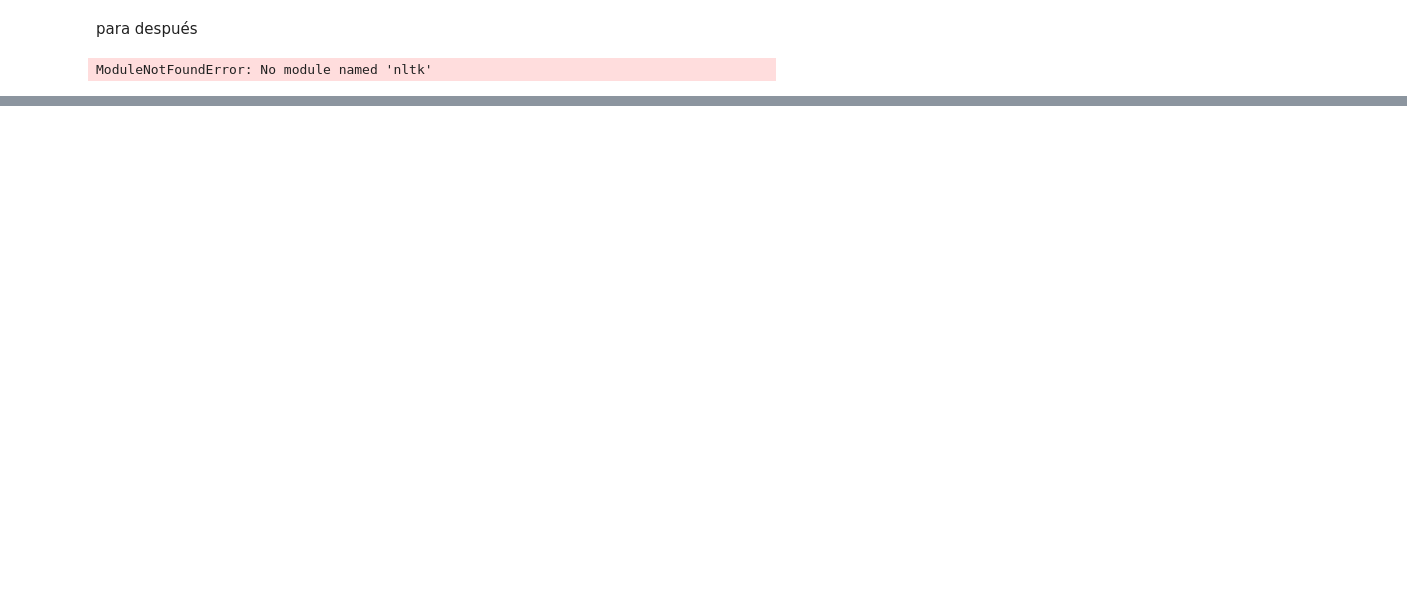
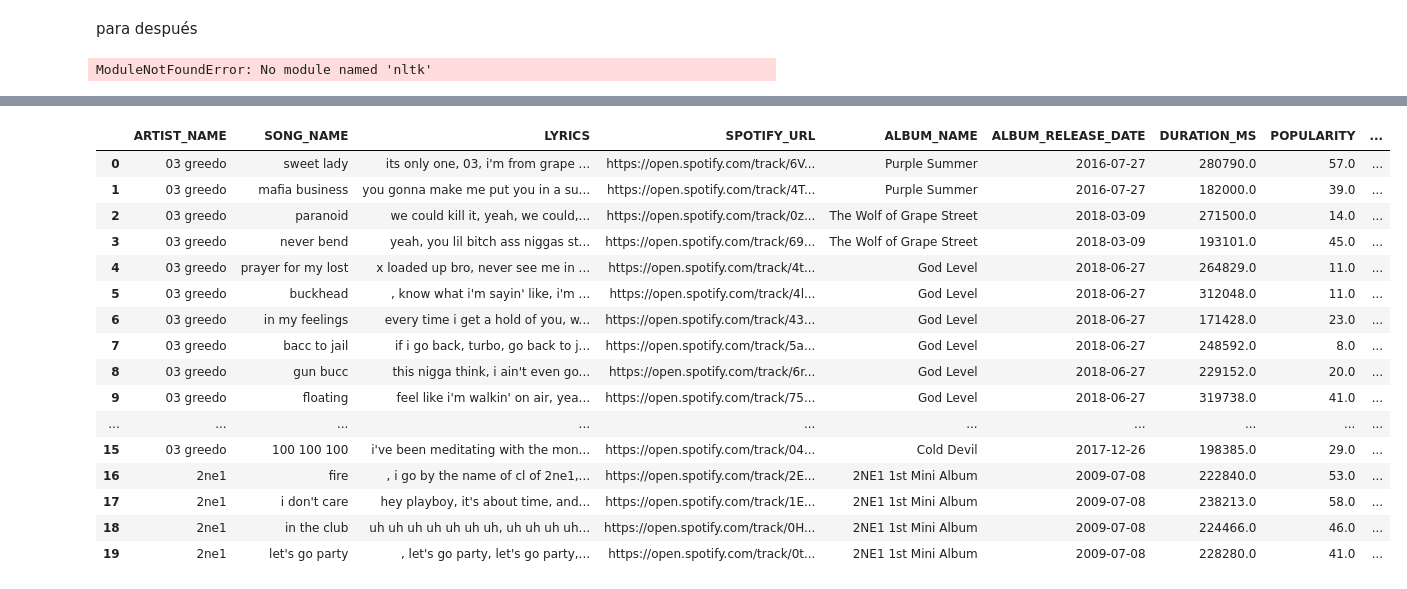
Before and after one commit to mezcolantriz/clasificador-letras, a Jupyter notebook: src/explore.ipynb, the cells around one changed output, grey strips where cells are left out. Drawn from its saved outputs; the diff is of its cells as text; code cells hidden in the pictures; blank space fills up the shorter version.

```diff
--- a/src/explore.ipynb
+++ b/src/explore.ipynb
@@ -267,0 +271,10 @@ ModuleNotFoundError: No module named 'nltk'
+# %%
+# Ruta del archivo
+file_path = r"C:\Users\solan\Downloads\clasificador-letras\data\combined_with_language.csv"
+
+# Leer el archivo CSV
+df_language = pd.read_csv(file_path)
+
+# Mostrar información básica del dataframe
+print(df_language.info())
+print(df_language.head())
@@ -267,0 +299,5 @@ ModuleNotFoundError: No module named 'nltk'
+# %%
+df_language = df_language.drop(columns=['PREVIEW_URL'])
+
+# Verificar el resultado
+print(df_language.info())
@@ -267,0 +346,20 @@ ModuleNotFoundError: No module named 'nltk'
+# %%
+df_language.head(20)
+# %% [output]
+|  | ARTIST_NAME | SONG_NAME | LYRICS | SPOTIFY_URL | ALBUM_NAME | ALBUM_RELEASE_DATE | DURATION_MS | POPULARITY | ... |
+| 0 | 03 greedo | sweet lady | its only one, 03, i'm from grape ... | https://open.spotify.com/track/6V... | Purple Summer | 2016-07-27 | 280790.0 | 57.0 | ... |
+| 1 | 03 greedo | mafia business | you gonna make me put you in a su... | https://open.spotify.com/track/4T... | Purple Summer | 2016-07-27 | 182000.0 | 39.0 | ... |
+| 2 | 03 greedo | paranoid | we could kill it, yeah, we could,... | https://open.spotify.com/track/0z... | The Wolf of Grape Street | 2018-03-09 | 271500.0 | 14.0 | ... |
+| 3 | 03 greedo | never bend | yeah, you lil bitch ass niggas st... | https://open.spotify.com/track/69... | The Wolf of Grape Street | 2018-03-09 | 193101.0 | 45.0 | ... |
+| 4 | 03 greedo | prayer for my lost | x loaded up bro, never see me in ... | https://open.spotify.com/track/4t... | God Level | 2018-06-27 | 264829.0 | 11.0 | ... |
+| 5 | 03 greedo | buckhead | , know what i'm sayin' like, i'm ... | https://open.spotify.com/track/4l... | God Level | 2018-06-27 | 312048.0 | 11.0 | ... |
+| 6 | 03 greedo | in my feelings | every time i get a hold of you, w... | https://open.spotify.com/track/43... | God Level | 2018-06-27 | 171428.0 | 23.0 | ... |
+| 7 | 03 greedo | bacc to jail | if i go back, turbo, go back to j... | https://open.spotify.com/track/5a... | God Level | 2018-06-27 | 248592.0 | 8.0 | ... |
+| 8 | 03 greedo | gun bucc | this nigga think, i ain't even go... | https://open.spotify.com/track/6r... | God Level | 2018-06-27 | 229152.0 | 20.0 | ... |
+| 9 | 03 greedo | floating | feel like i'm walkin' on air, yea... | https://open.spotify.com/track/75... | God Level | 2018-06-27 | 319738.0 | 41.0 | ... |
+| ... | ... | ... | ... | ... | ... | ... | ... | ... | ... |
+| 15 | 03 greedo | 100 100 100 | i've been meditating with the mon... | https://open.spotify.com/track/04... | Cold Devil | 2017-12-26 | 198385.0 | 29.0 | ... |
+| 16 | 2ne1 | fire | , i go by the name of cl of 2ne1,... | https://open.spotify.com/track/2E... | 2NE1 1st Mini Album | 2009-07-08 | 222840.0 | 53.0 | ... |
+| 17 | 2ne1 | i don't care | hey playboy, it's about time, and... | https://open.spotify.com/track/1E... | 2NE1 1st Mini Album | 2009-07-08 | 238213.0 | 58.0 | ... |
+| 18 | 2ne1 | in the club | uh uh uh uh uh uh uh, uh uh uh uh... | https://open.spotify.com/track/0H... | 2NE1 1st Mini Album | 2009-07-08 | 224466.0 | 46.0 | ... |
+| 19 | 2ne1 | let's go party | , let's go party, let's go party,... | https://open.spotify.com/track/0t... | 2NE1 1st Mini Album | 2009-07-08 | 228280.0 | 41.0 | ... |
```
Also changed, not shown: parts of 5 cells of this notebook, 5 other files.
